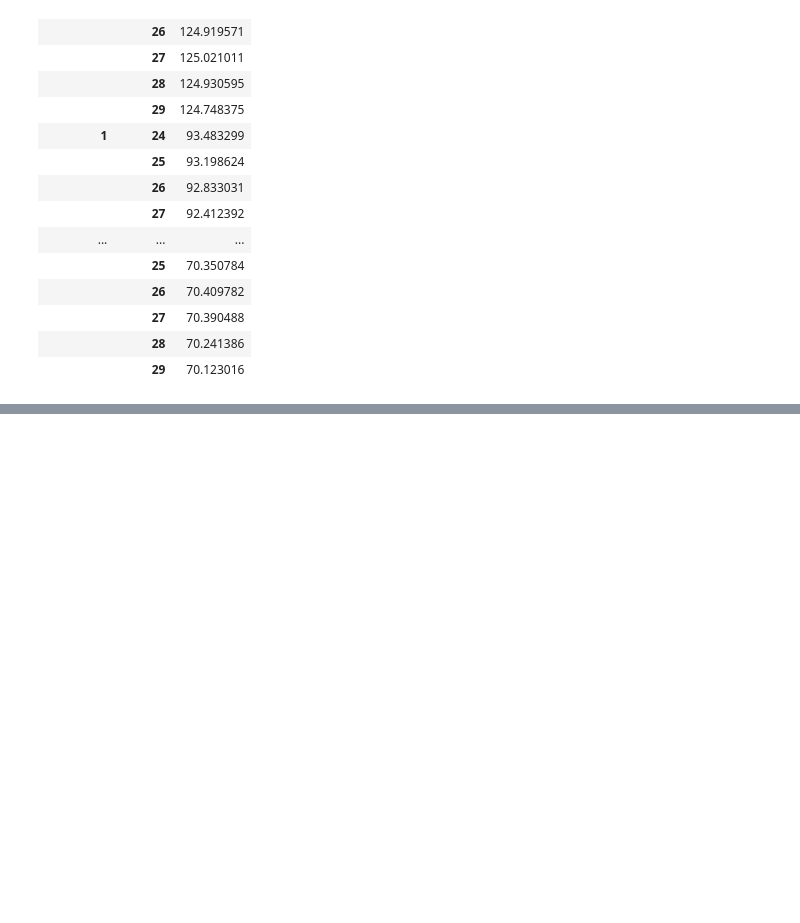
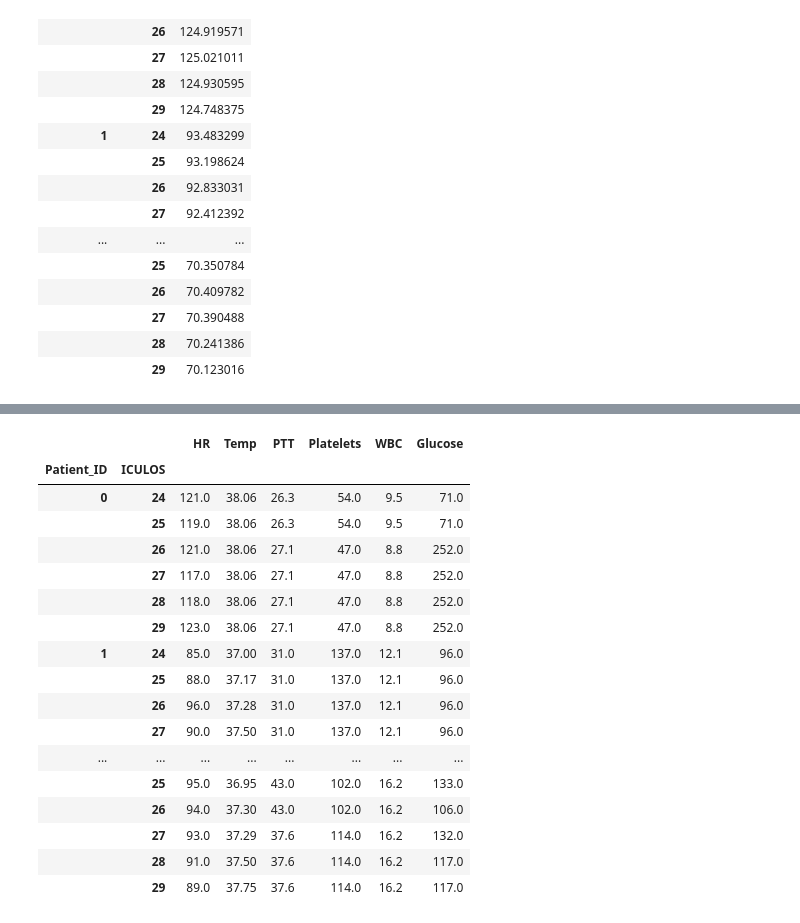
Before and after one commit to emsyoungg/sepsis_forecasting, a Jupyter notebook: LSTM/LSTM_test.ipynb, the cells around one changed output, grey strips where cells are left out. Cells and saved outputs as stored; diff of their text form; code cells hidden in the pictures; blank space fills up the shorter version.

```diff
--- a/LSTM/LSTM_test.ipynb
+++ b/LSTM/LSTM_test.ipynb
@@ -372,0 +442,21 @@ forecasts
+# %%
+y_test
+# %% [output]
+|  |  | HR | Temp | PTT | Platelets | WBC | Glucose |
+| Patient_ID | ICULOS |  |  |  |  |  |  |
+| 0 | 24 | 121.0 | 38.06 | 26.3 | 54.0 | 9.5 | 71.0 |
+|  | 25 | 119.0 | 38.06 | 26.3 | 54.0 | 9.5 | 71.0 |
+|  | 26 | 121.0 | 38.06 | 27.1 | 47.0 | 8.8 | 252.0 |
+|  | 27 | 117.0 | 38.06 | 27.1 | 47.0 | 8.8 | 252.0 |
+|  | 28 | 118.0 | 38.06 | 27.1 | 47.0 | 8.8 | 252.0 |
+|  | 29 | 123.0 | 38.06 | 27.1 | 47.0 | 8.8 | 252.0 |
+| 1 | 24 | 85.0 | 37.00 | 31.0 | 137.0 | 12.1 | 96.0 |
+|  | 25 | 88.0 | 37.17 | 31.0 | 137.0 | 12.1 | 96.0 |
+|  | 26 | 96.0 | 37.28 | 31.0 | 137.0 | 12.1 | 96.0 |
+|  | 27 | 90.0 | 37.50 | 31.0 | 137.0 | 12.1 | 96.0 |
+| ... | ... | ... | ... | ... | ... | ... | ... |
+|  | 25 | 95.0 | 36.95 | 43.0 | 102.0 | 16.2 | 133.0 |
+|  | 26 | 94.0 | 37.30 | 43.0 | 102.0 | 16.2 | 106.0 |
+|  | 27 | 93.0 | 37.29 | 37.6 | 114.0 | 16.2 | 132.0 |
+|  | 28 | 91.0 | 37.50 | 37.6 | 114.0 | 16.2 | 117.0 |
+|  | 29 | 89.0 | 37.75 | 37.6 | 114.0 | 16.2 | 117.0 |
```
Also changed, not shown: parts of 7 cells of this notebook, 1 other file.
